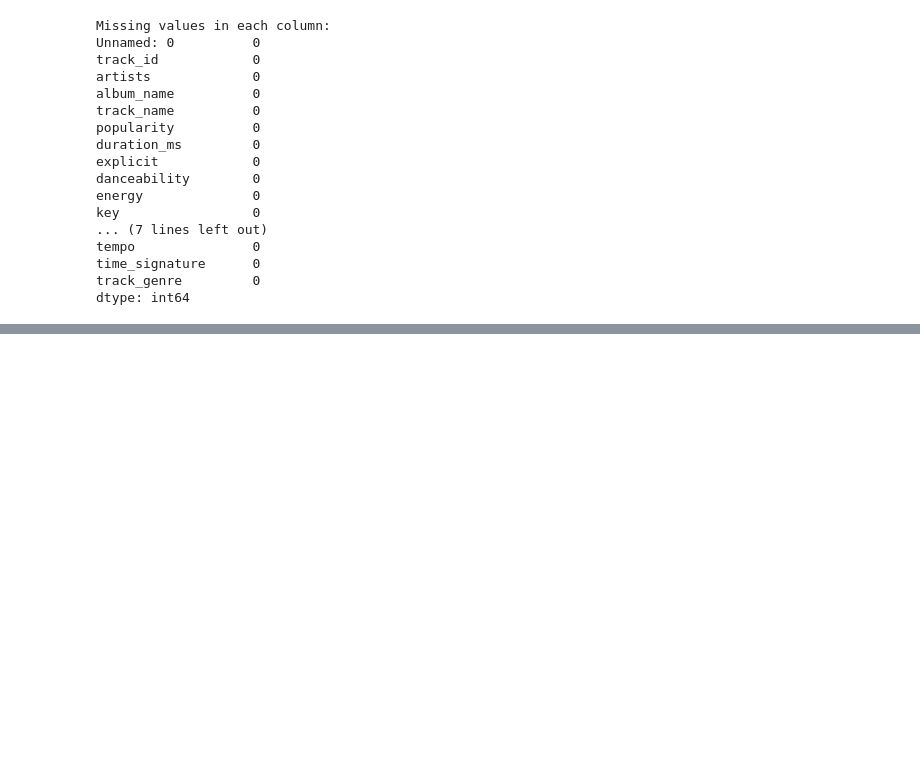
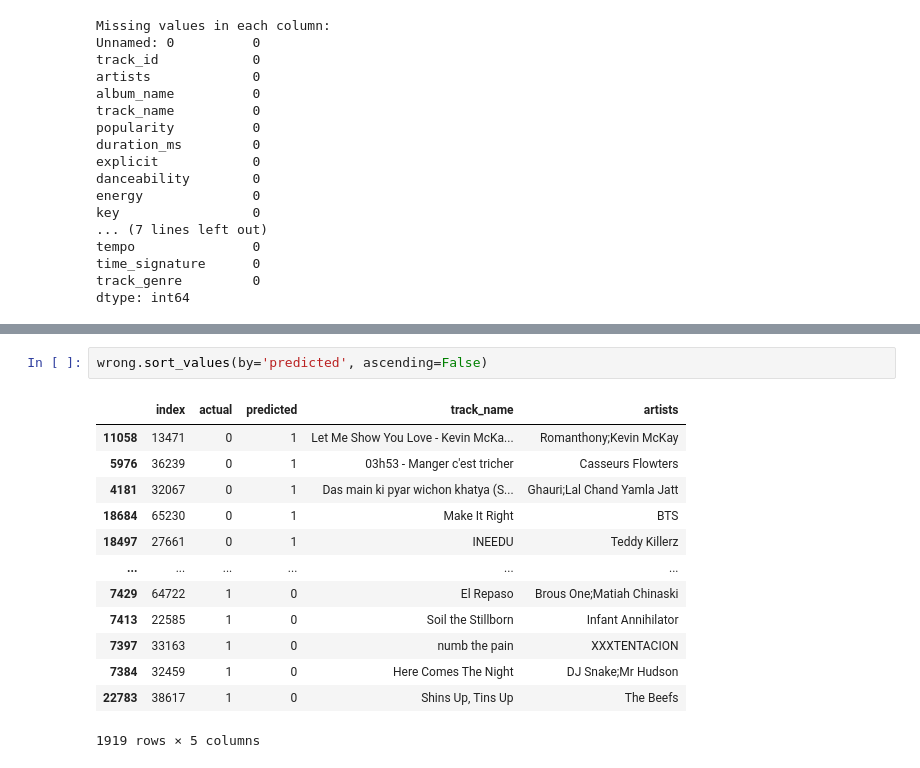
Before and after one commit to lexinlevan1/SpotifyWorkoutML, a Jupyter notebook: analysis.ipynb, the cells around one changed output, grey strips where cells are left out. Saved outputs shown, nothing was run; the diff lists cells and outputs as text; blank space fills up the shorter version.

```diff
--- a/analysis.ipynb
+++ b/analysis.ipynb
@@ -83,0 +167,16 @@ Features = ['']
+# %%
+wrong.sort_values(by='predicted', ascending=False)
+# %% [output]
+|  | index | actual | predicted | track_name | artists |
+| 11058 | 13471 | 0 | 1 | Let Me Show You Love - Kevin McKa... | Romanthony;Kevin McKay |
+| 5976 | 36239 | 0 | 1 | 03h53 - Manger c'est tricher | Casseurs Flowters |
+| 4181 | 32067 | 0 | 1 | Das main ki pyar wichon khatya (S... | Ghauri;Lal Chand Yamla Jatt |
+| 18684 | 65230 | 0 | 1 | Make It Right | BTS |
+| 18497 | 27661 | 0 | 1 | INEEDU | Teddy Killerz |
+| ... | ... | ... | ... | ... | ... |
+| 7429 | 64722 | 1 | 0 | El Repaso | Brous One;Matiah Chinaski |
+| 7413 | 22585 | 1 | 0 | Soil the Stillborn | Infant Annihilator |
+| 7397 | 33163 | 1 | 0 | numb the pain | XXXTENTACION |
+| 7384 | 32459 | 1 | 0 | Here Comes The Night | DJ Snake;Mr Hudson |
+| 22783 | 38617 | 1 | 0 | Shins Up, Tins Up | The Beefs |
+1919 rows × 5 columns
```
Also changed, not shown: parts of 12 cells of this notebook.
